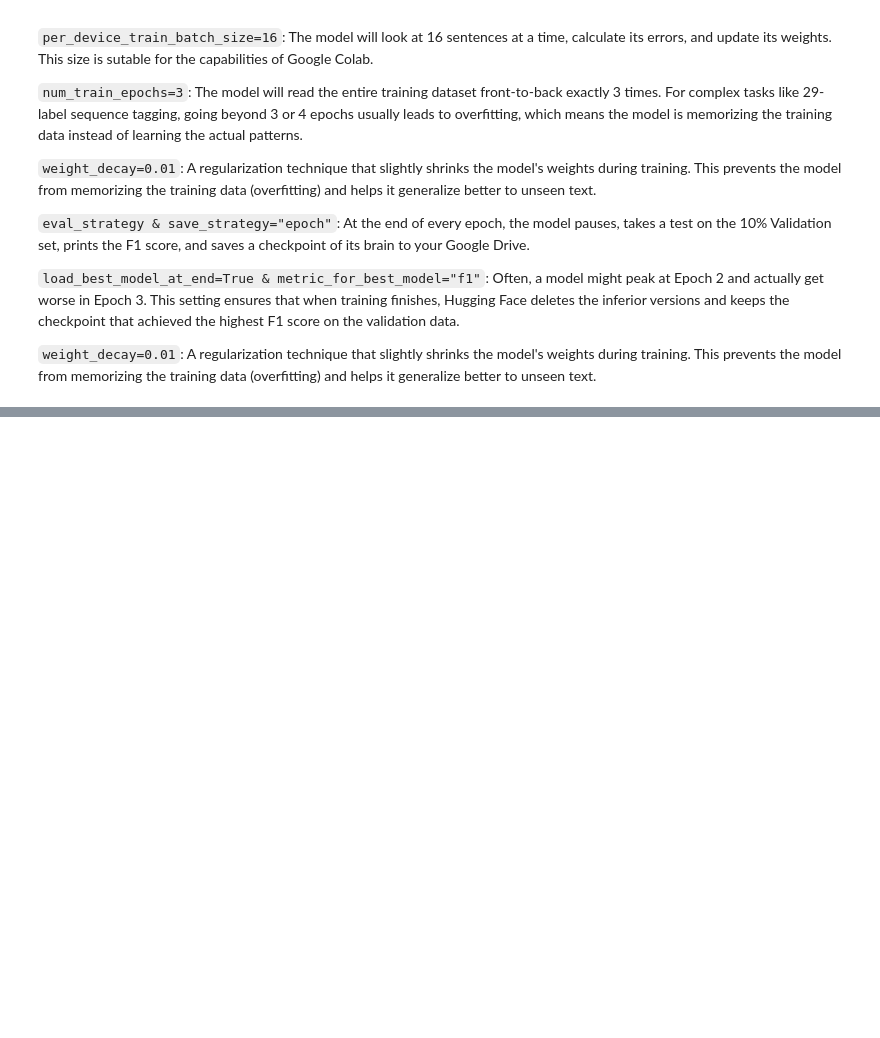
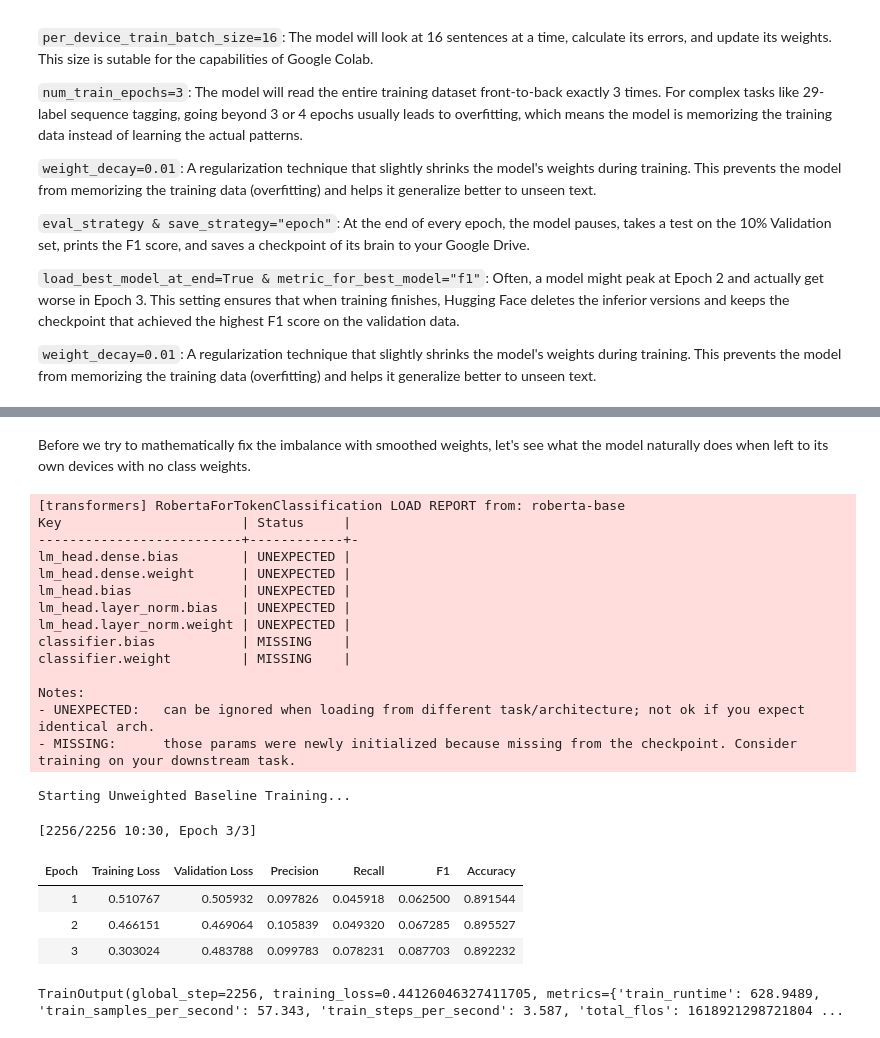
Before and after one commit to KalinaMarkova/Machine-Learning-Course-Project, a Jupyter notebook: 03_Model_Training_Experiment_1.ipynb, the cells around one changed output, grey strips where cells are left out. Saved outputs shown, nothing was run; the diff lists cells and outputs as text; code cells hidden in the pictures; blank space fills up the shorter version.

Commit message:
Added a baseline model without weighted classes, added comments on the results.

```diff
--- a/03_Model_Training_Experiment_1.ipynb
+++ b/03_Model_Training_Experiment_1.ipynb
@@ -274,0 +400,62 @@ TrainOutput(global_step=2256, training_loss=2.0093516356556127, metrics={'train_
+# %% [markdown]
+Before we try to mathematically fix the imbalance with smoothed weights, let's see what the model naturally does when left to its own devices with no class weights.
+# %%
+# 1. Initialize a BRAND NEW model (Blank Slate)
+unweighted_model = AutoModelForTokenClassification.from_pretrained(
+    "roberta-base",
+    num_labels=len(label2id),
+    id2label=id2label,
+    label2id=label2id
+)
+
+# 2. Define fresh training arguments (Note the new output_dir!)
+unweighted_training_args = TrainingArguments(
+    output_dir="./unweighted_roberta_propaganda",  # Kept separate from Experiment 1
+    eval_strategy="epoch",
+    save_strategy="epoch",
+    learning_rate=2e-5,
+    per_device_train_batch_size=16,
+    per_device_eval_batch_size=16,
+    num_train_epochs=3,
+    weight_decay=0.01,
+    logging_steps=50,
+    load_best_model_at_end=True,
+    metric_for_best_model="f1",
+)
+
+# 3. Initialize the standard Hugging Face Trainer (No class weights!)
+unweighted_trainer = Trainer(
+    model=unweighted_model,
+    args=unweighted_training_args,
+    train_dataset=train_dataset,
+    eval_dataset=val_dataset,
+    processing_class=tokenizer,
+    data_collator=data_collator,
+    compute_metrics=compute_metrics
+)
+
+# 4. Start the new training loop
+print("Starting Unweighted Baseline Training...")
+unweighted_trainer.train()
+# %% [output]
+[transformers] RobertaForTokenClassification LOAD REPORT from: roberta-base
+Key                       | Status     |
+--------------------------+------------+-
+lm_head.dense.bias        | UNEXPECTED |
+lm_head.dense.weight      | UNEXPECTED |
+lm_head.bias              | UNEXPECTED |
+lm_head.layer_norm.bias   | UNEXPECTED |
+lm_head.layer_norm.weight | UNEXPECTED |
+classifier.bias           | MISSING    |
+classifier.weight         | MISSING    |
+
+Notes:
+- UNEXPECTED:   can be ignored when loading from different task/architecture; not ok if you expect identical arch.
+- MISSING:      those params were newly initialized because missing from the checkpoint. Consider training on your downstream task.
+Starting Unweighted Baseline Training...
+[2256/2256 10:30, Epoch 3/3]
+| Epoch | Training Loss | Validation Loss | Precision | Recall | F1 | Accuracy |
+| 1 | 0.510767 | 0.505932 | 0.097826 | 0.045918 | 0.062500 | 0.891544 |
+| 2 | 0.466151 | 0.469064 | 0.105839 | 0.049320 | 0.067285 | 0.895527 |
+| 3 | 0.303024 | 0.483788 | 0.099783 | 0.078231 | 0.087703 | 0.892232 |
+TrainOutput(global_step=2256, training_loss=0.44126046327411705, metrics={'train_runtime': 628.9489, 'train_samples_per_second': 57.343, 'train_steps_per_second': 3.587, 'total_flos': 1618921298721804 ...
```
Also changed, not shown: parts of 14 cells of this notebook.
